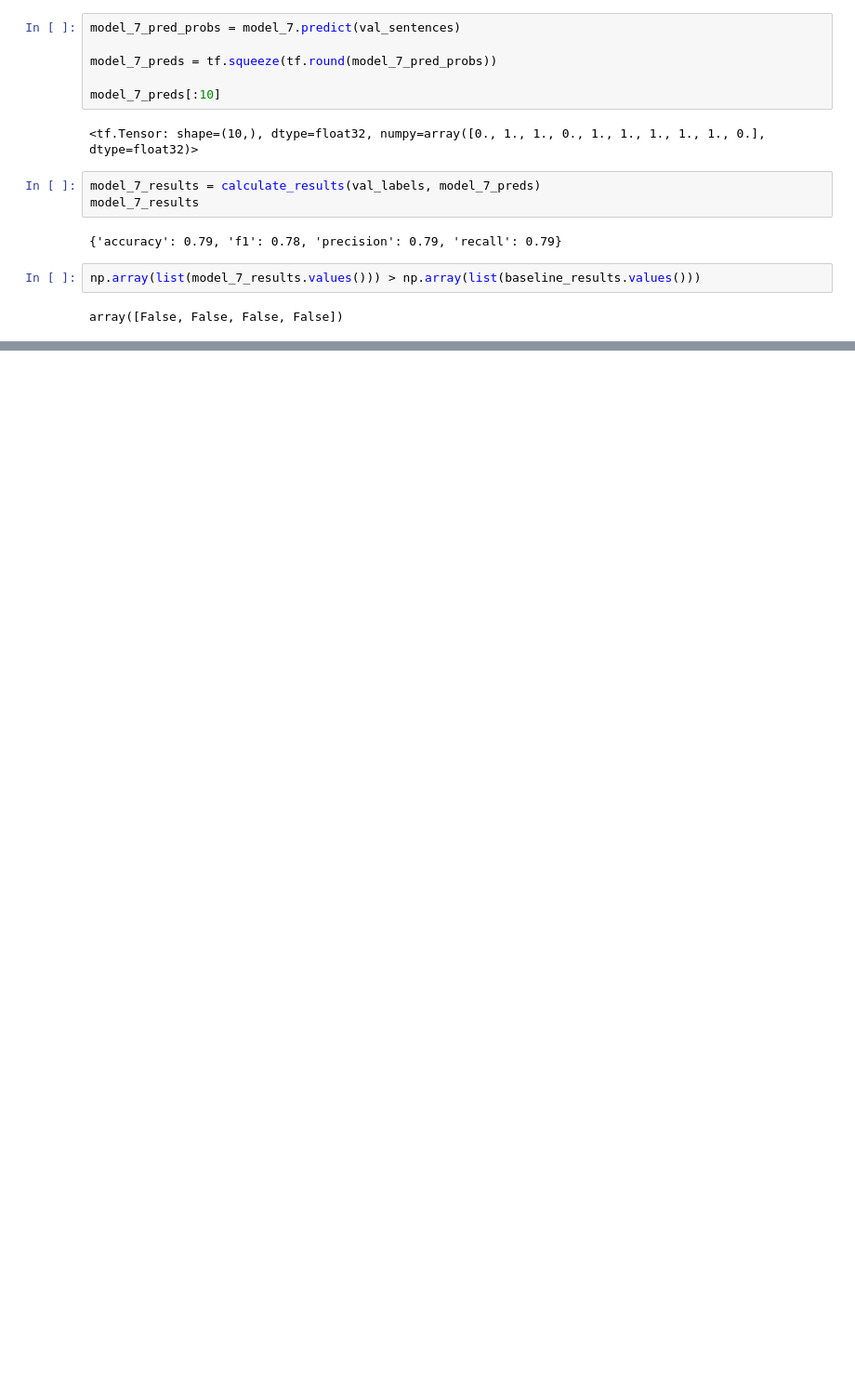
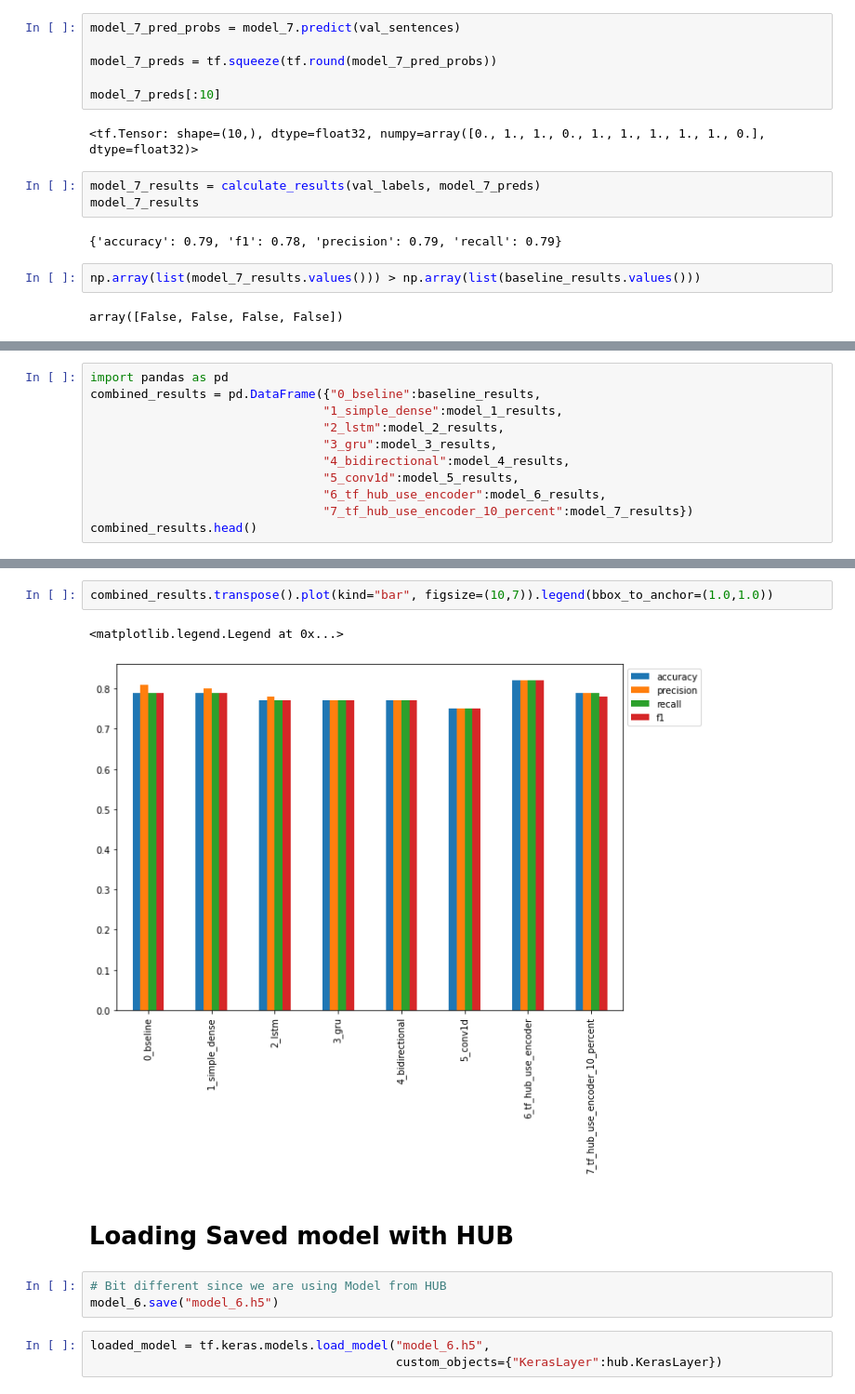
Before and after one commit to kaushikabhishek87/Tensorflow_projects, a Jupyter notebook: 08_NLP_tensorflow.ipynb, the cells around one changed output, grey strips where cells are left out. Shown at 93% size. Saved outputs shown, nothing was run; the diff lists cells and outputs as text; blank space fills up the shorter version.

```diff
--- a/08_NLP_tensorflow.ipynb
+++ b/08_NLP_tensorflow.ipynb
@@ -877,0 +880,11 @@ array([False, False, False, False])
+# %%
+import pandas as pd
+combined_results = pd.DataFrame({"0_bseline":baseline_results,
+                                "1_simple_dense":model_1_results,
+                                "2_lstm":model_2_results,
+                                "3_gru":model_3_results,
+                                "4_bidirectional":model_4_results,
+                                "5_conv1d":model_5_results,
+                                "6_tf_hub_use_encoder":model_6_results,
+                                "7_tf_hub_use_encoder_10_percent":model_7_results})
+combined_results.head()
@@ -877,0 +909,13 @@ array([False, False, False, False])
+# %%
+combined_results.transpose().plot(kind="bar", figsize=(10,7)).legend(bbox_to_anchor=(1.0,1.0))
+# %% [output]
+<matplotlib.legend.Legend at 0x...>
+[figure, added]
+# %% [markdown]
+# Loading Saved model with HUB
+# %%
+# Bit different since we are using Model from HUB
+model_6.save("model_6.h5")
+# %%
+loaded_model = tf.keras.models.load_model("model_6.h5",
+                                          custom_objects={"KerasLayer":hub.KerasLayer})
```
Also changed, not shown: parts of 18 cells of this notebook.
